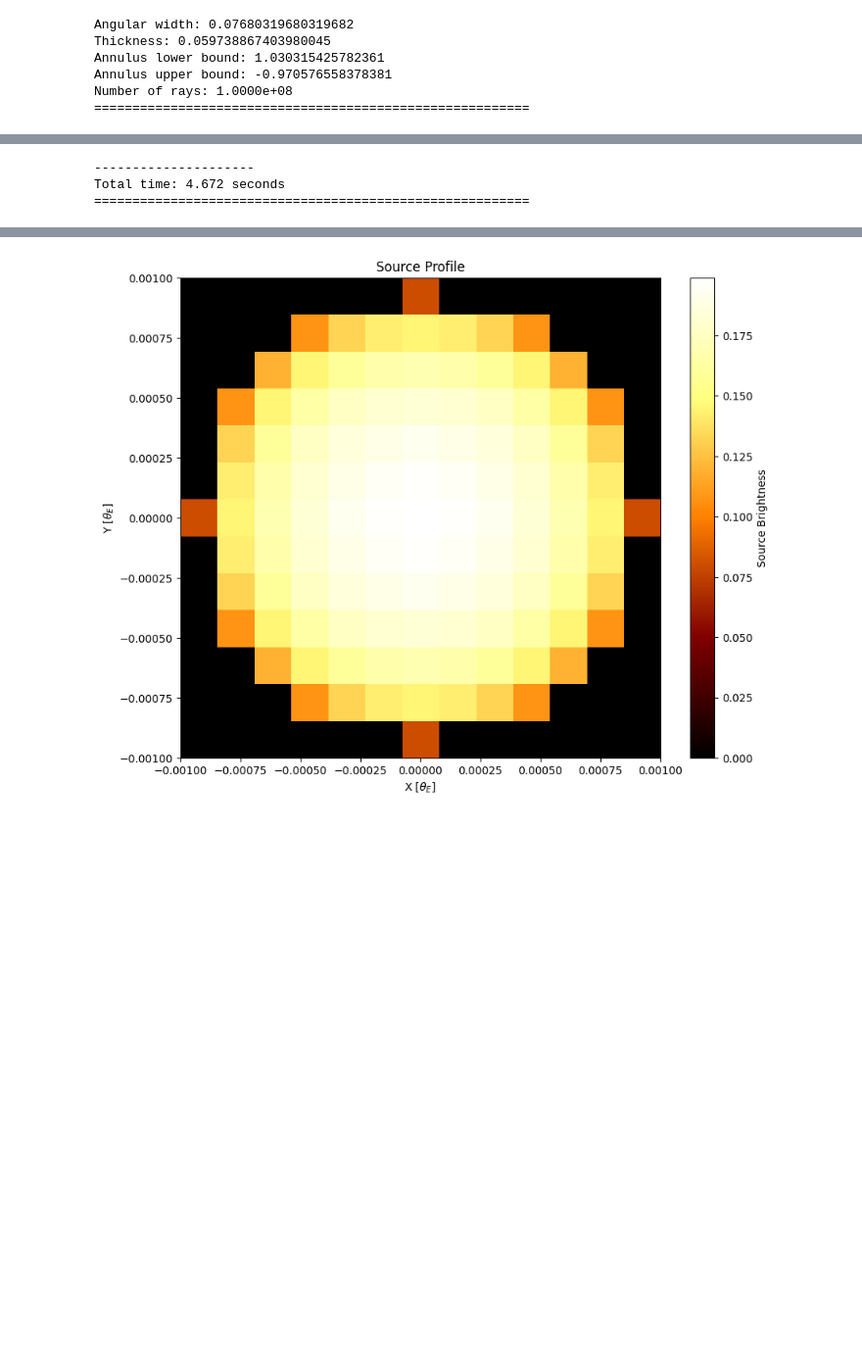
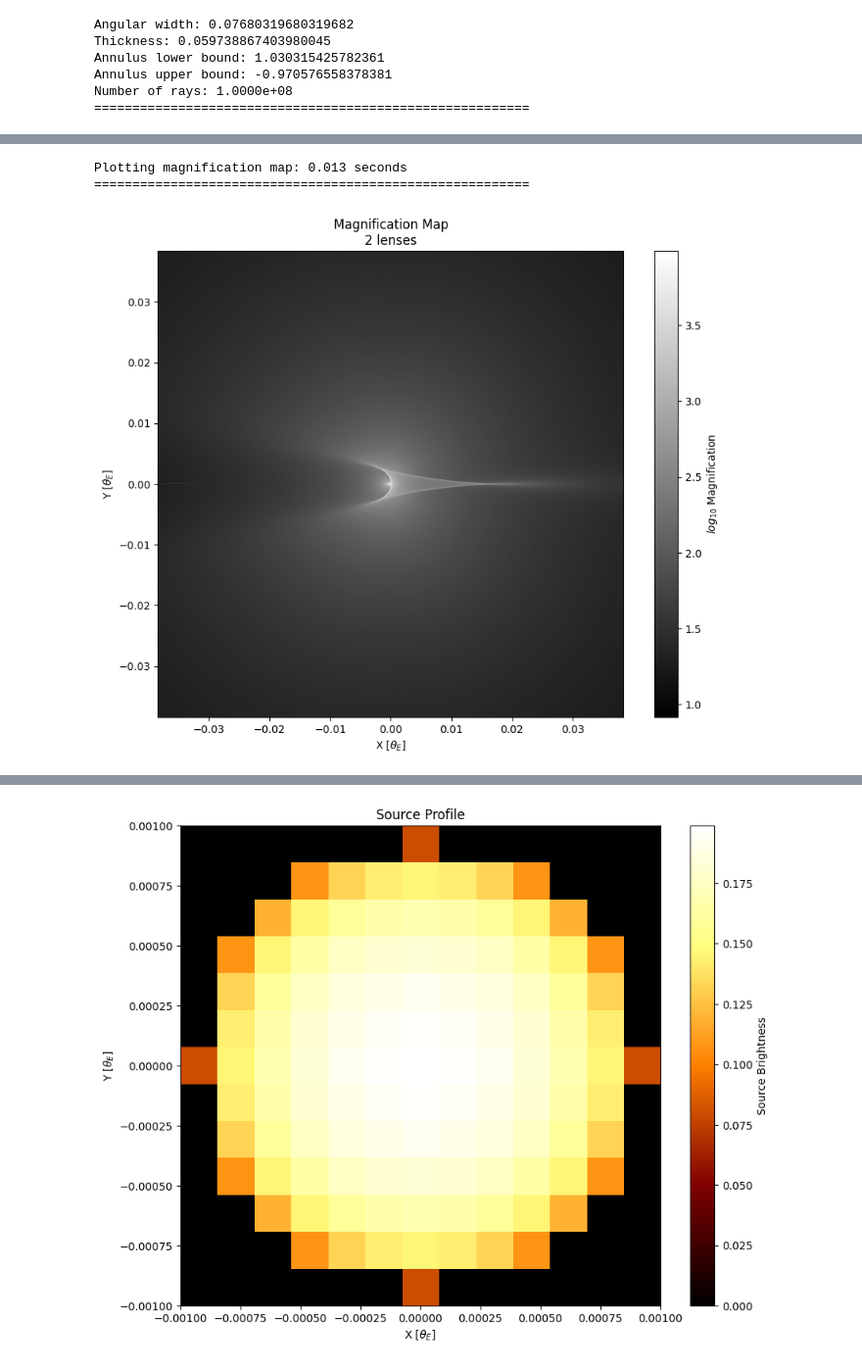
Before and after one commit to saividyud/NBLens, a Jupyter notebook: Unity Analysis/binary_lens_dev.ipynb, the cells around one changed output, grey strips where cells are left out. Shown at 98% size. Saved outputs shown, nothing was run; the diff lists cells and outputs as text; code cells hidden in the pictures; blank space fills up the shorter version.

```diff
--- a/Unity Analysis/binary_lens_dev.ipynb
+++ b/Unity Analysis/binary_lens_dev.ipynb
@@ -154,12 +168,14 @@ Total time: 4.25 seconds
 # %%
 ''' Simulating binary lens magnification map '''
-binary_lens = IRSC.IRSCaustics(annulus_param_dict=binary_lens_parameters)
-binary_lens_magnification = binary_lens.series_calculate(cm_offset='auto')
+# binary_lens = IRSC.IRSCaustics(annulus_param_dict=binary_lens_parameters)
+# binary_lens_magnification = binary_lens.series_calculate(cm_offset='auto')
+binary_lens = caustic_reader('../Unity/Simulations/Collection_0.8/binary_1e11.pkl')
+binary_lens.plot()
 
 print('=========================================================')
 # %% [output]
----------------------
-Total time: 4.672 seconds
+Plotting magnification map: 0.013 seconds
 =========================================================
+[figure, added]
 # %%
 ''' Simulating triple lens magnification map '''
```
Also changed, not shown: parts of 12 cells of this notebook, 5 other files.
